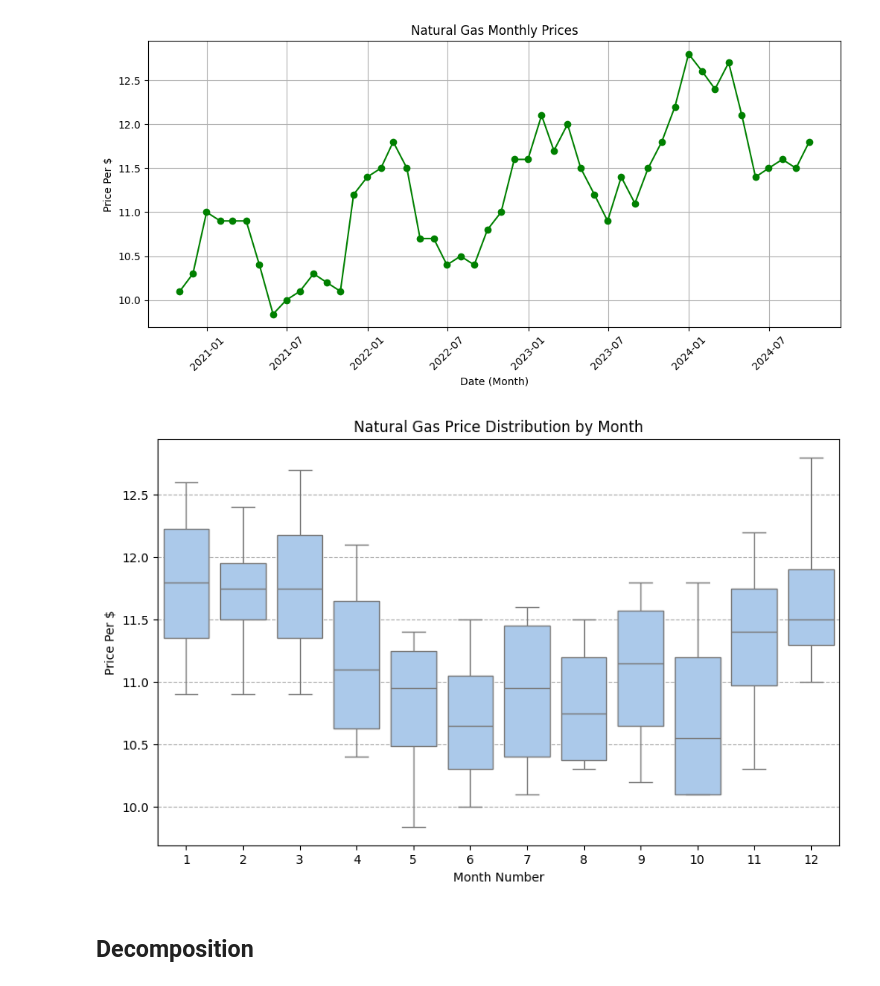
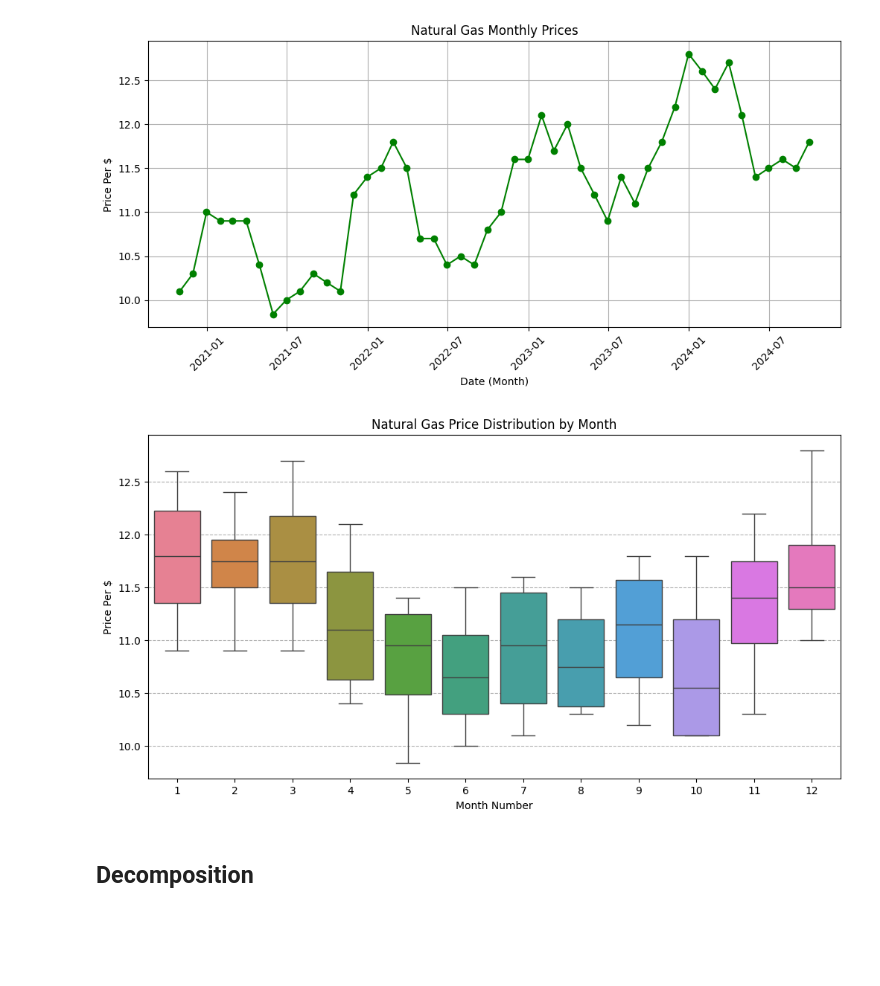
Before and after one commit to raz0208/Advance-Quantitative-Research-Project, a Jupyter notebook: Advance_Quantitative_Research-Natural_Gas_Price_Forecasting.ipynb, the cells around one changed output. Saved outputs shown, nothing was run; the diff lists cells and outputs as text; code cells hidden in the pictures; blank space fills up the shorter version.

```diff
--- a/Advance_Quantitative_Research-Natural_Gas_Price_Forecasting.ipynb
+++ b/Advance_Quantitative_Research-Natural_Gas_Price_Forecasting.ipynb
@@ -97,21 +97,22 @@ plt.show()
 # %%
 # Copy dataset
 Monthdf = df.copy()
 
 # Extract the month number
 Monthdf['Month'] = df['Dates'].dt.month
 
 # Create a box plot to show price distribution by month
-plt.figure(figsize=(10, 6))
+plt.figure(figsize=(12, 6))
 # Order the months from 1 to 12
+#colpal = sns.color_palette("Set2, 14")
 month_order = list(range(1, 13))
-sns.boxplot(x='Month', y='Prices', data=Monthdf, order=month_order)
+sns.boxplot(x='Month', y='Prices', data=Monthdf, order=month_order, palette="husl")
 plt.title('Natural Gas Price Distribution by Month')
 plt.xlabel('Month Number')
 plt.ylabel('Price Per $')
 plt.grid(axis='y', linestyle='--')
 plt.savefig('nat_gas_price_distribution_by_month_boxplot.png')
 # %% [output]
-[figure, old version]
+[figure, new version]
 # %% [markdown]
 ## Decomposition
```
